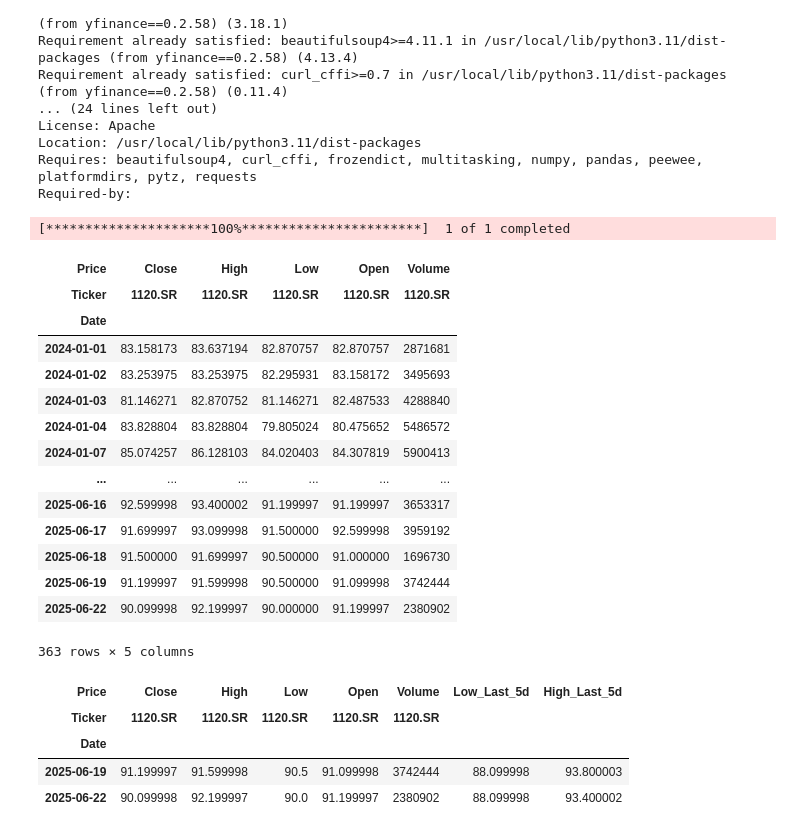
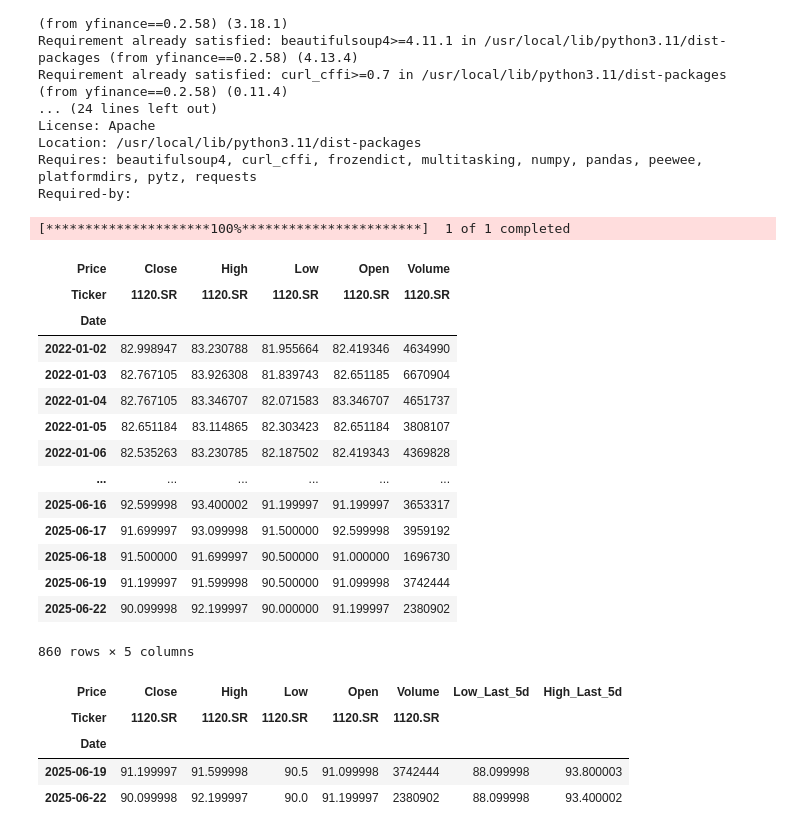
Before and after one commit to kamarulaw/saudi_backtests, a Jupyter notebook: 250715/progress.ipynb, the cells around one changed output. Drawn from its saved outputs; the diff is of its cells as text; code cells hidden in the pictures.

```diff
--- a/250715/progress.ipynb
+++ b/250715/progress.ipynb
@@ -28,40 +28,40 @@ Required-by:
 # %%
 ticker = "1120.SR"
 """
 ticker = "1120:Tadawul"
 from twelvedata import TDClient
 
 # Initialize TDClient with your API key
 td = TDClient(apikey="2ced3e308ffe4a2ea90b4e4ca728fa9d")
 
 ts = td.time_series(
     symbol=ticker,
     interval="1day",
     outputsize=100  # Number of data points to retrieve
 )
 
 # Convert to pandas DataFrame for easier manipulation
 df = ts.as_pandas()
 """
-data = yf.download(ticker, start="2024-01-01", end="2025-06-23")
+data = yf.download(ticker, start="2022-01-01", end="2025-06-23")
 data
 # %% [output]
 [*********************100%***********************]  1 of 1 completed
 | Price | Close | High | Low | Open | Volume |
 | Ticker | 1120.SR | 1120.SR | 1120.SR | 1120.SR | 1120.SR |
 | Date |  |  |  |  |  |
-| 2024-01-01 | 83.158173 | 83.637194 | 82.870757 | 82.870757 | 2871681 |
-| 2024-01-02 | 83.253975 | 83.253975 | 82.295931 | 83.158172 | 3495693 |
-| 2024-01-03 | 81.146271 | 82.870752 | 81.146271 | 82.487533 | 4288840 |
-| 2024-01-04 | 83.828804 | 83.828804 | 79.805024 | 80.475652 | 5486572 |
-| 2024-01-07 | 85.074257 | 86.128103 | 84.020403 | 84.307819 | 5900413 |
+| 2022-01-02 | 82.998947 | 83.230788 | 81.955664 | 82.419346 | 4634990 |
+| 2022-01-03 | 82.767105 | 83.926308 | 81.839743 | 82.651185 | 6670904 |
+| 2022-01-04 | 82.767105 | 83.346707 | 82.071583 | 83.346707 | 4651737 |
+| 2022-01-05 | 82.651184 | 83.114865 | 82.303423 | 82.651184 | 3808107 |
+| 2022-01-06 | 82.535263 | 83.230785 | 82.187502 | 82.419343 | 4369828 |
 | ... | ... | ... | ... | ... | ... |
 | 2025-06-16 | 92.599998 | 93.400002 | 91.199997 | 91.199997 | 3653317 |
 | 2025-06-17 | 91.699997 | 93.099998 | 91.500000 | 92.599998 | 3959192 |
 | 2025-06-18 | 91.500000 | 91.699997 | 90.500000 | 91.000000 | 1696730 |
 | 2025-06-19 | 91.199997 | 91.599998 | 90.500000 | 91.099998 | 3742444 |
 | 2025-06-22 | 90.099998 | 92.199997 | 90.000000 | 91.199997 | 2380902 |
-363 rows × 5 columns
+860 rows × 5 columns
 # %%
 # Find the lowest price for the stock over the last week
 data["prv_low_1"] = data["Low"].shift(1)
```
Also changed, not shown: parts of 24 cells of this notebook.
